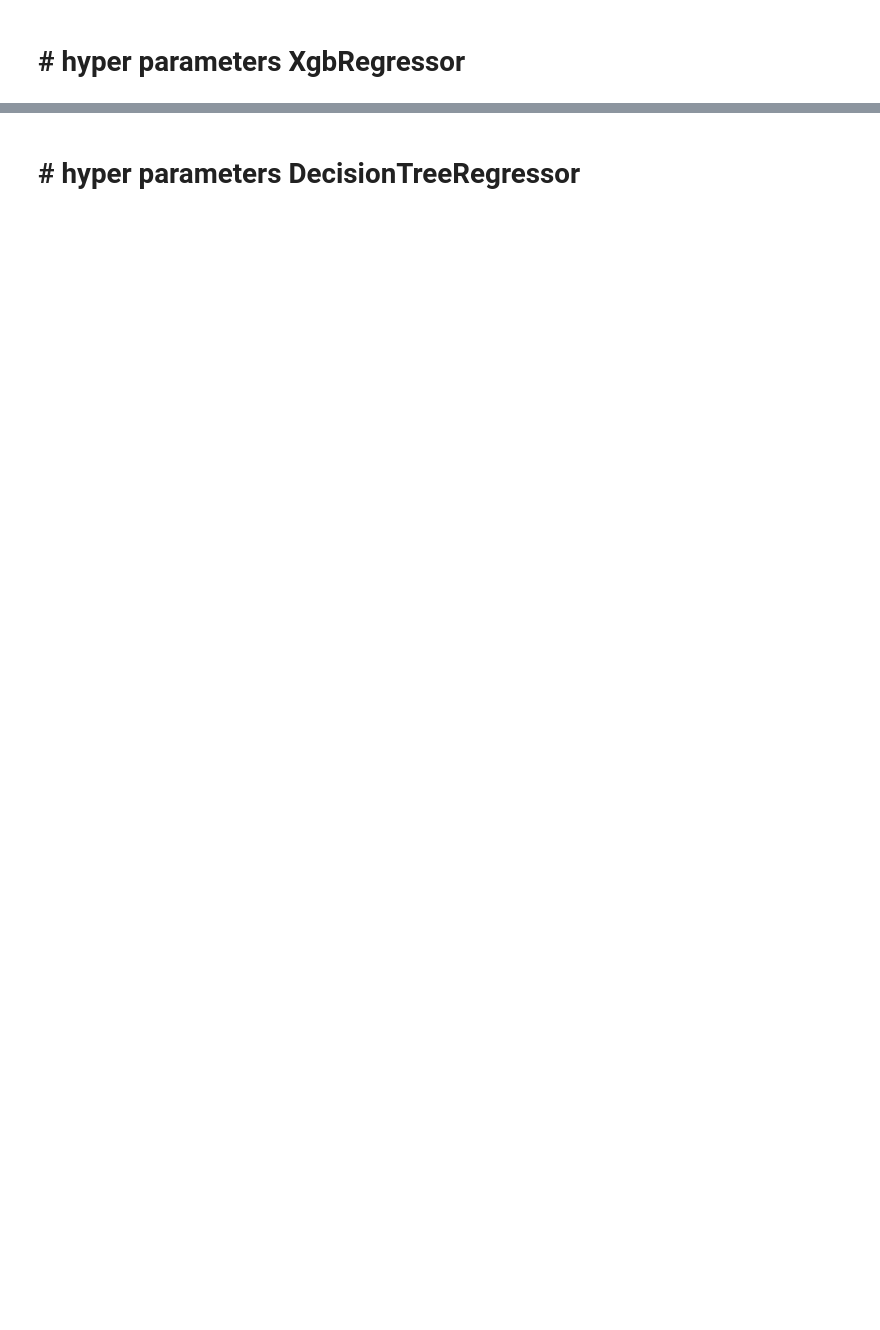
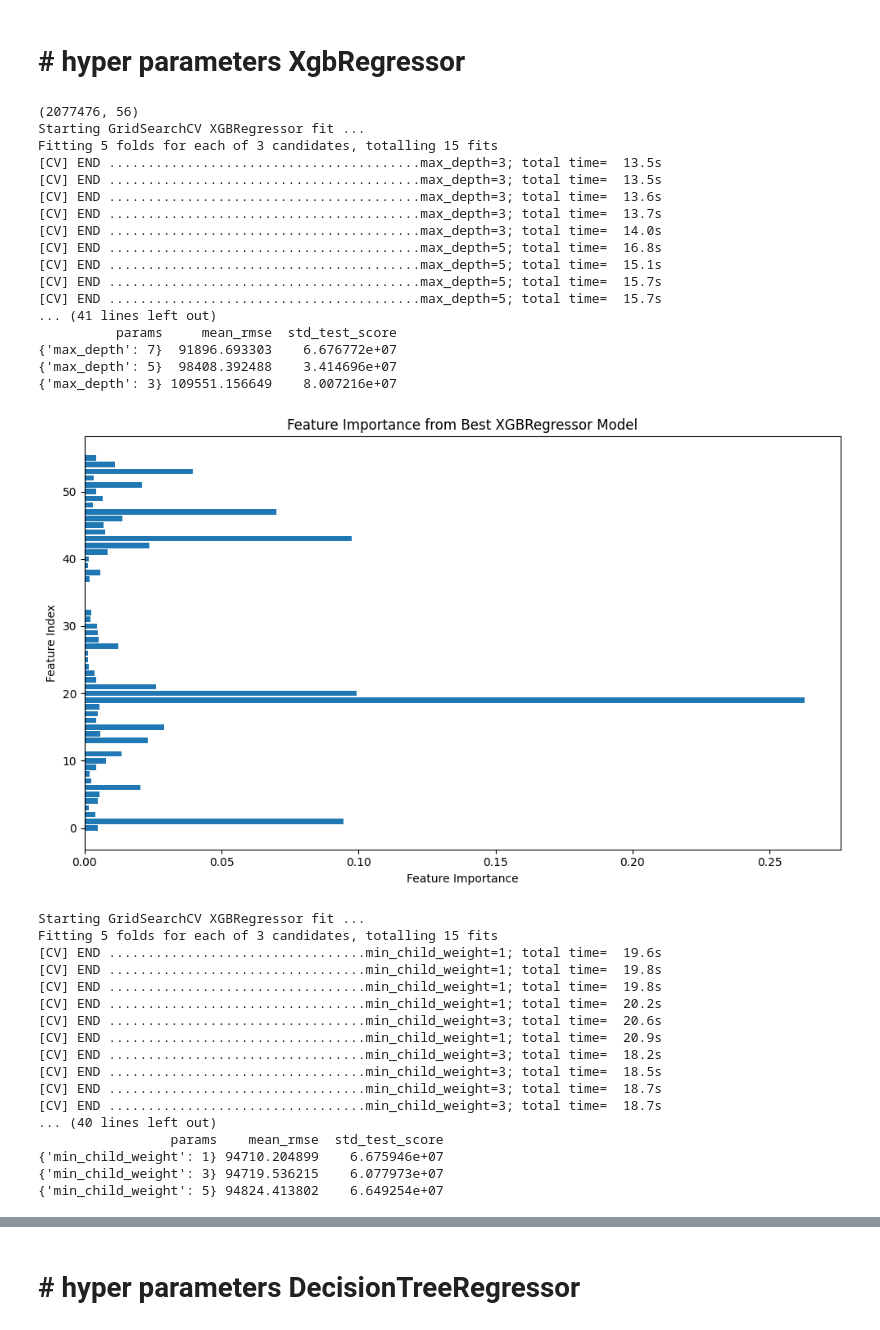
Before and after one commit to Clement2169/immocv, a Jupyter notebook: notebooks/ModellingAppartement-V2.ipynb, the cells around one changed output, grey strips where cells are left out. Saved outputs shown, nothing was run; the diff lists cells and outputs as text; code cells hidden in the pictures; blank space fills up the shorter version.

```diff
--- a/notebooks/ModellingAppartement-V2.ipynb
+++ b/notebooks/ModellingAppartement-V2.ipynb
@@ -66,7 +67,7 @@ def apply_scale_processing(operator,X_train,X_test):
 
 def apply_preprocessing  (df) :
     y_tmp =df['prix_bien']
-    X_tmp =df.drop(columns=['prix_m2_vente','prix_bien','mapCoordonneesLatitude','mapCoordonneesLongitude','date',"expo_double"])
+    X_tmp =df.drop(columns=['prix_m2_vente','prix_bien','mapCoordonneesLatitude','mapCoordonneesLongitude','date',"expo_double","CODE_IRIS"])
     return X_tmp,y_tmp
 
 def create_train_test_data (X ,y) :
@@ -381,5 +383,5 @@ if XGBRegressorON :
 from sklearn.preprocessing import MinMaxScaler
 
 # X1,y1 = apply_preprocessing(df)
-X_train, X_test, y_train,y_test = create_train_test_data_subset(X,y,0.25)
+X_train, X_test, y_train,y_test = create_train_test_data_subset(X,y,0.50)
 # %% [output]
@@ -482,36 +484,73 @@ param_grid = {
     'min_child_weight': [1, 3, 5],
     'gamma': [0, 0.1, 0.2]
 }
 param_grid1 = {
     'learning_rate': [0.01, 0.1, 0.3],
     'max_depth': [3, 5, 7],
     'n_estimators': [50, 100, 200],
     'gamma': [0, 0.1, 0.3],
     'subsample': [0.5, 0.7, 1.0],
     'colsample_bytree': [0.5, 0.7, 1.0],
     'reg_lambda': [0.1, 1.0, 10.0],
     'reg_alpha': [0, 0.1, 1.0]
 }
 
 param_grid2 = {
     'max_depth': [3, 5, 7],
     'learning_rate': [0.01, 0.05, 0.1],
     'n_estimators': [100, 200, 300],
     'subsample': [0.6, 0.8, 1.0],
     'colsample_bytree': [0.6, 0.8, 1.0]
 }
 
 param_grids = [{'max_depth': [3, 5, 7]},
-               {'learning_rate': [0.01, 0.05, 0.1],},
-               {'n_estimators': [100, 200, 300]},
-               {'subsample': [0.6, 0.8, 1.0]},
-               {'colsample_bytree': [0.6, 0.8, 1.0]},
+            #    {'learning_rate': [0.01, 0.05, 0.1],},
+               {'min_child_weight': [1, 3, 5]},
+            #    {'n_estimators': [100, 200, 300]},
+            #    {'subsample': [0.6, 0.8, 1.0]},
+            #    {'colsample_bytree': [0.6, 0.8, 1.0]},
                {'gamma': [0, 0.1, 0.3]}]
 
 # Initialize XGBRegressor
 
-if GridSearchXGBRegressor :
-
+if GridSearchXGBRegressor  :
+    X_train, X_test, y_train,y_test = create_train_test_data_subset(X,y,0.50)
     for param_grid in param_grids :
         xgb = XGBRegressor(random_state=42, n_jobs=-1)
         optimize_hyperparameters_grid_search("XGBRegressor", xgb,param_grid,X_train, y_train,X_test,y_test)
+# %% [output]
+(2077476, 56)
+Starting GridSearchCV XGBRegressor fit ...
+Fitting 5 folds for each of 3 candidates, totalling 15 fits
+[CV] END ........................................max_depth=3; total time=  13.5s
+[CV] END ........................................max_depth=3; total time=  13.5s
+[CV] END ........................................max_depth=3; total time=  13.6s
+[CV] END ........................................max_depth=3; total time=  13.7s
+[CV] END ........................................max_depth=3; total time=  14.0s
+[CV] END ........................................max_depth=5; total time=  16.8s
+[CV] END ........................................max_depth=5; total time=  15.1s
+[CV] END ........................................max_depth=5; total time=  15.7s
+[CV] END ........................................max_depth=5; total time=  15.7s
+... (41 lines left out)
+          params     mean_rmse  std_test_score
+{'max_depth': 7}  91896.693303    6.676772e+07
+{'max_depth': 5}  98408.392488    3.414696e+07
+{'max_depth': 3} 109551.156649    8.007216e+07
+[figure, added]
+Starting GridSearchCV XGBRegressor fit ...
+Fitting 5 folds for each of 3 candidates, totalling 15 fits
+[CV] END .................................min_child_weight=1; total time=  19.6s
+[CV] END .................................min_child_weight=1; total time=  19.8s
+[CV] END .................................min_child_weight=1; total time=  19.8s
+[CV] END .................................min_child_weight=1; total time=  20.2s
+[CV] END .................................min_child_weight=3; total time=  20.6s
+[CV] END .................................min_child_weight=1; total time=  20.9s
+[CV] END .................................min_child_weight=3; total time=  18.2s
+[CV] END .................................min_child_weight=3; total time=  18.5s
+[CV] END .................................min_child_weight=3; total time=  18.7s
+[CV] END .................................min_child_weight=3; total time=  18.7s
+... (40 lines left out)
+                 params    mean_rmse  std_test_score
+{'min_child_weight': 1} 94710.204899    6.675946e+07
+{'min_child_weight': 3} 94719.536215    6.077973e+07
+{'min_child_weight': 5} 94824.413802    6.649254e+07
```
Also changed, not shown: parts of 8 cells of this notebook, 3 other files.
